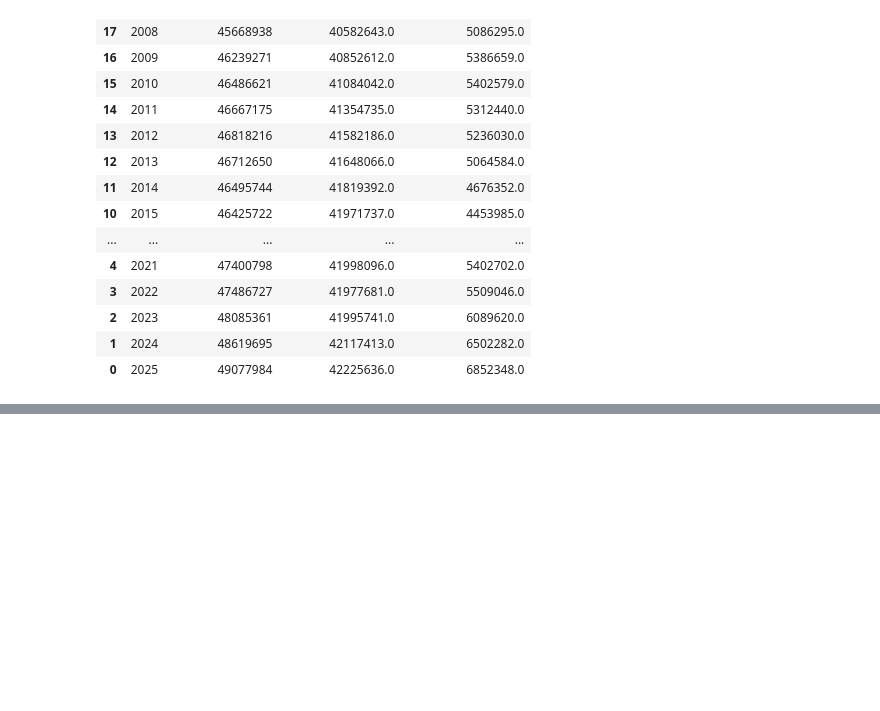
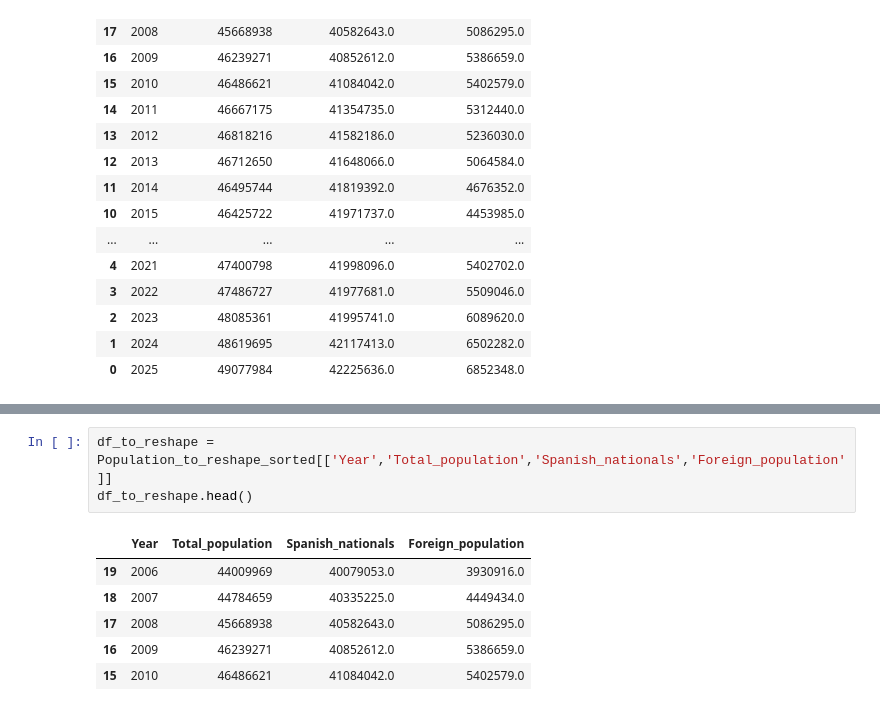
Before and after one commit to Pablo-source/ML-using-Python, a Jupyter notebook: Seaborn_gallery/02_percent_barplot_population_nationality.ipynb, the cells around one changed output, grey strips where cells are left out. Saved outputs shown, nothing was run; the diff lists cells and outputs as text; blank space fills up the shorter version.

```diff
--- a/Seaborn_gallery/02_percent_barplot_population_nationality.ipynb
+++ b/Seaborn_gallery/02_percent_barplot_population_nationality.ipynb
@@ -252,0 +273,10 @@ Population_to_reshape_sorted
+# %%
+df_to_reshape = Population_to_reshape_sorted[['Year','Total_population','Spanish_nationals','Foreign_population']]
+df_to_reshape.head()
+# %% [output]
+|  | Year | Total_population | Spanish_nationals | Foreign_population |
+| 19 | 2006 | 44009969 | 40079053.0 | 3930916.0 |
+| 18 | 2007 | 44784659 | 40335225.0 | 4449434.0 |
+| 17 | 2008 | 45668938 | 40582643.0 | 5086295.0 |
+| 16 | 2009 | 46239271 | 40852612.0 | 5386659.0 |
+| 15 | 2010 | 46486621 | 41084042.0 | 5402579.0 |
```
Also changed, not shown: parts of 1 cell of this notebook.
